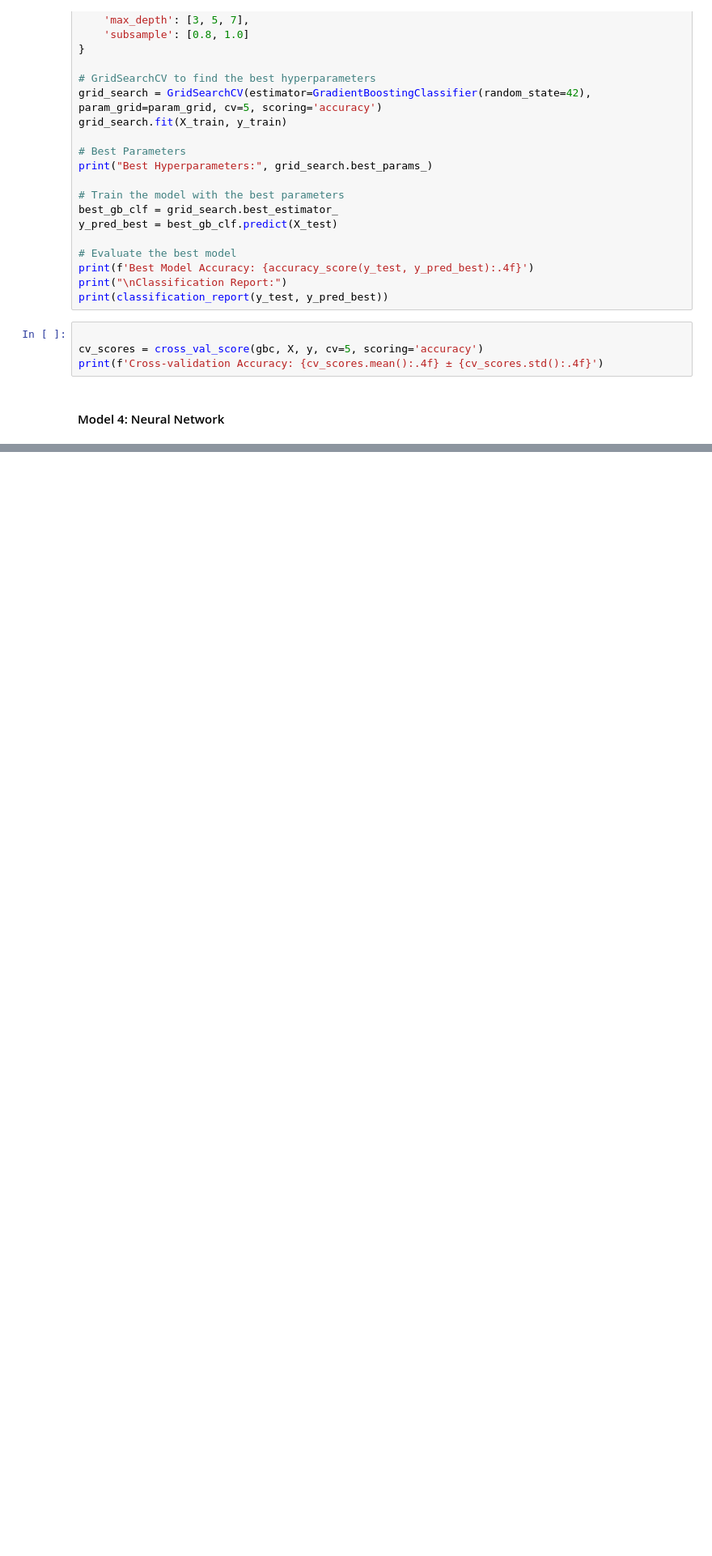
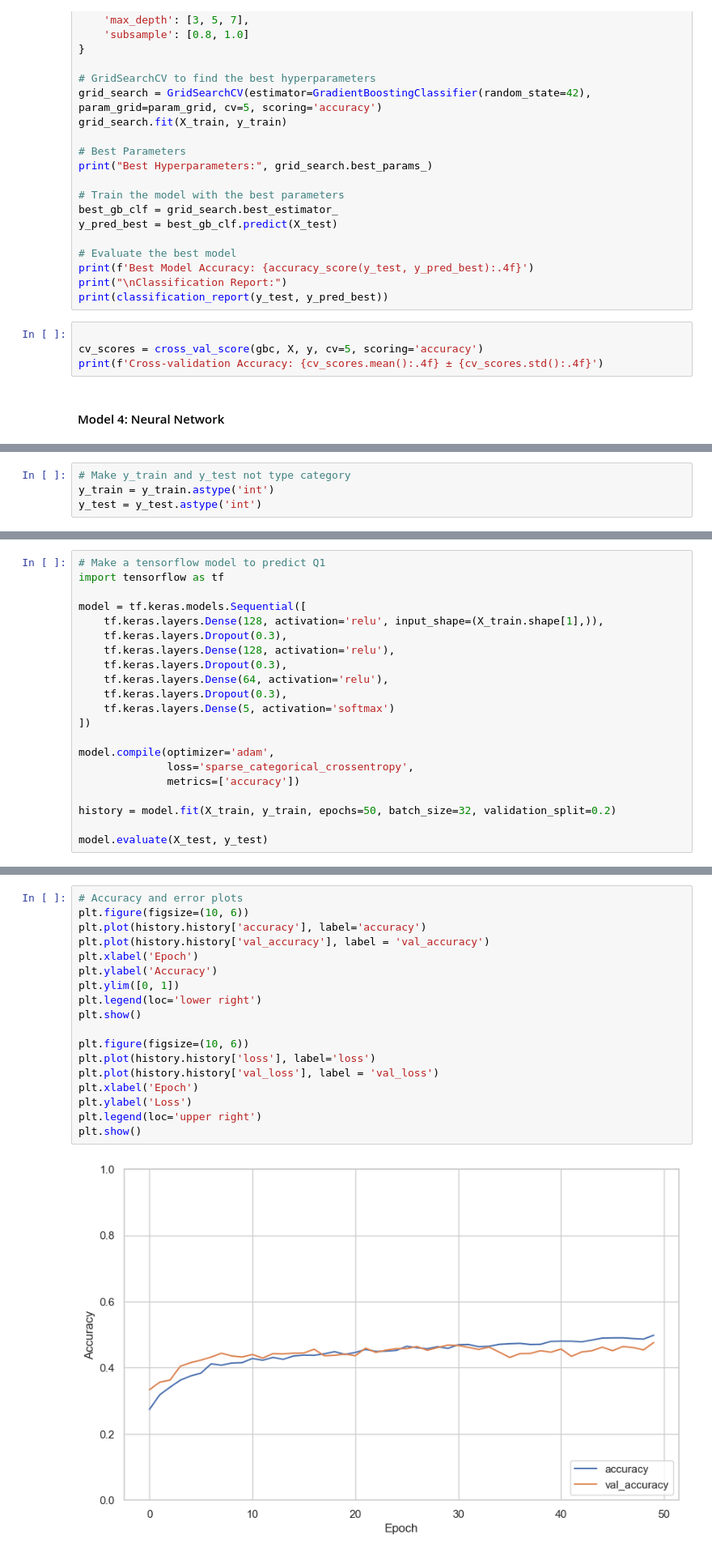
Before and after one commit to jack-rutherford/Climate_Anxiety, a Jupyter notebook: climate_anxiety.ipynb, the cells around one changed output, grey strips where cells are left out. Shown at 81% size. Cells and saved outputs as stored; diff of their text form; blank space fills up the shorter version.

Commit message:
Added NN and LR and KNN models.

```diff
--- a/climate_anxiety.ipynb
+++ b/climate_anxiety.ipynb
@@ -399,0 +750,4 @@ print(f'Cross-validation Accuracy: {cv_scores.mean():.4f} ± {cv_scores.std():.4
+# %%
+# Make y_train and y_test not type category
+y_train = y_train.astype('int')
+y_test = y_test.astype('int')
@@ -399,0 +791,21 @@ print(f'Cross-validation Accuracy: {cv_scores.mean():.4f} ± {cv_scores.std():.4
+# %%
+# Make a tensorflow model to predict Q1
+import tensorflow as tf
+
+model = tf.keras.models.Sequential([
+    tf.keras.layers.Dense(128, activation='relu', input_shape=(X_train.shape[1],)),
+    tf.keras.layers.Dropout(0.3),
+    tf.keras.layers.Dense(128, activation='relu'),
+    tf.keras.layers.Dropout(0.3),
+    tf.keras.layers.Dense(64, activation='relu'),
+    tf.keras.layers.Dropout(0.3),
+    tf.keras.layers.Dense(5, activation='softmax')
+])
+
+model.compile(optimizer='adam',
+              loss='sparse_categorical_crossentropy',
+              metrics=['accuracy'])
+
+history = model.fit(X_train, y_train, epochs=50, batch_size=32, validation_split=0.2)
+
+model.evaluate(X_test, y_test)
@@ -399,0 +832,20 @@ print(f'Cross-validation Accuracy: {cv_scores.mean():.4f} ± {cv_scores.std():.4
+# %%
+# Accuracy and error plots
+plt.figure(figsize=(10, 6))
+plt.plot(history.history['accuracy'], label='accuracy')
+plt.plot(history.history['val_accuracy'], label = 'val_accuracy')
+plt.xlabel('Epoch')
+plt.ylabel('Accuracy')
+plt.ylim([0, 1])
+plt.legend(loc='lower right')
+plt.show()
+
+plt.figure(figsize=(10, 6))
+plt.plot(history.history['loss'], label='loss')
+plt.plot(history.history['val_loss'], label = 'val_loss')
+plt.xlabel('Epoch')
+plt.ylabel('Loss')
+plt.legend(loc='upper right')
+plt.show()
+# %% [output]
+[figure, added]
```
Also changed, not shown: parts of 53 cells of this notebook.
